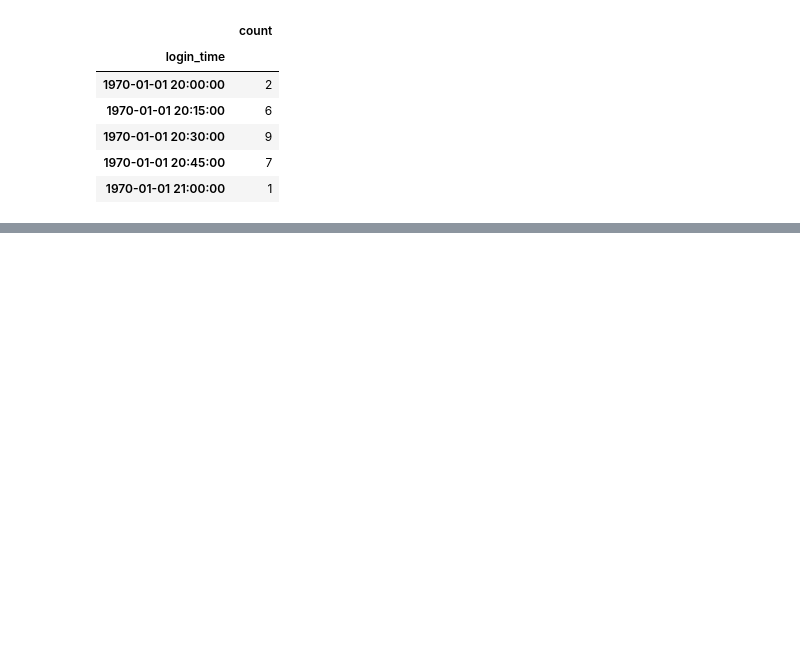
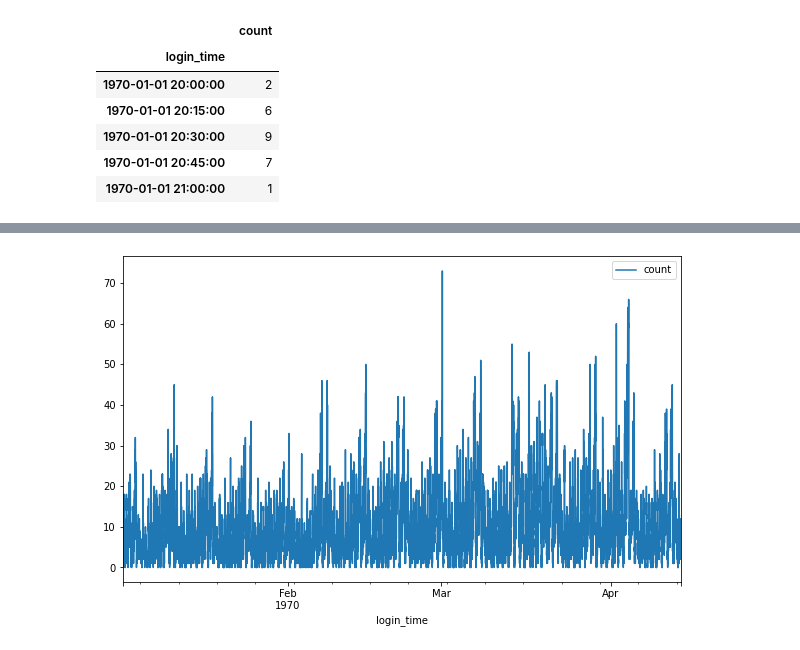
Before and after one commit to izinex/Springboard-Data-Science, a Jupyter notebook: ultimate_challenge/Ultimate Technologies Inc.ipynb, the cells around one changed output, grey strips where cells are left out. Drawn from its saved outputs; the diff is of its cells as text; code cells hidden in the pictures; blank space fills up the shorter version.

```diff
--- a/ultimate_challenge/Ultimate Technologies Inc.ipynb
+++ b/ultimate_challenge/Ultimate Technologies Inc.ipynb
@@ -65,2 +58,0 @@ df = df.assign(date=dates, time=times)
-# %%
-df.reset_index(drop=True, inplace=True)
@@ -75,0 +59,2 @@ df.head()
+# %%
+d = pd.Series(df.index)
@@ -75,0 +68,6 @@ df.head()
+# %%
+df['month'] = d.dt.month.values
+week(df)
+df['day_of_week']  = d.dt.dayofweek.values
+# %%
+df['time'] = d.dt.time.values
@@ -75,0 +94,5 @@ df.head()
+# %%
+df.drop(['week','month', 'day_of_week'], axis=1).plot(figsize=(10, 6))
+plt.show()
+# %% [output]
+[figure, added]
```
Also changed, not shown: parts of 35 cells of this notebook, 1 other file.
